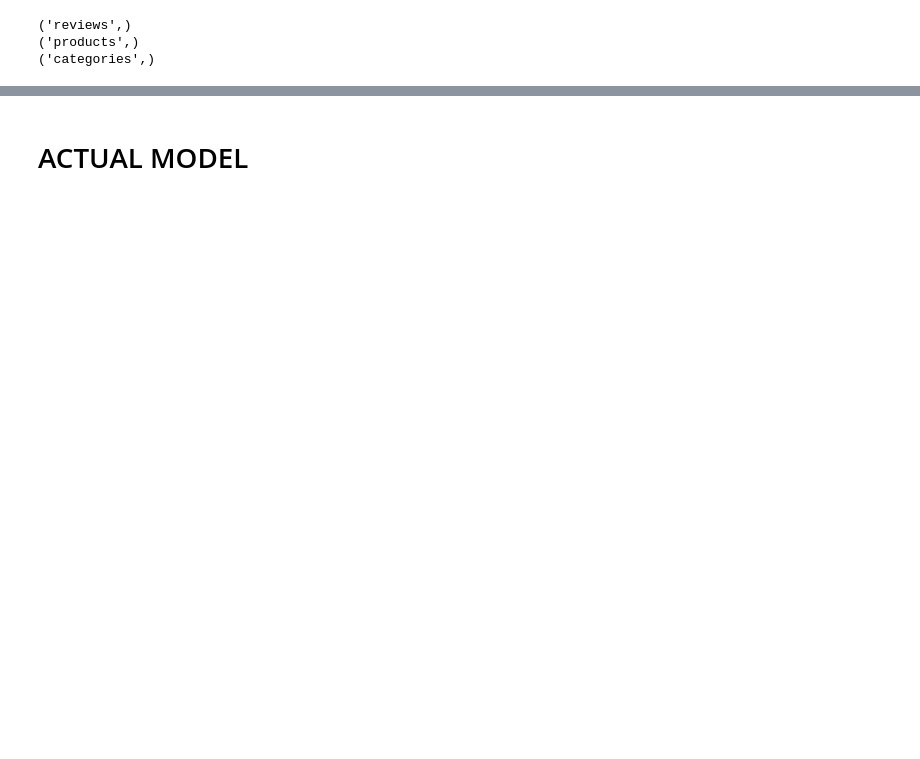
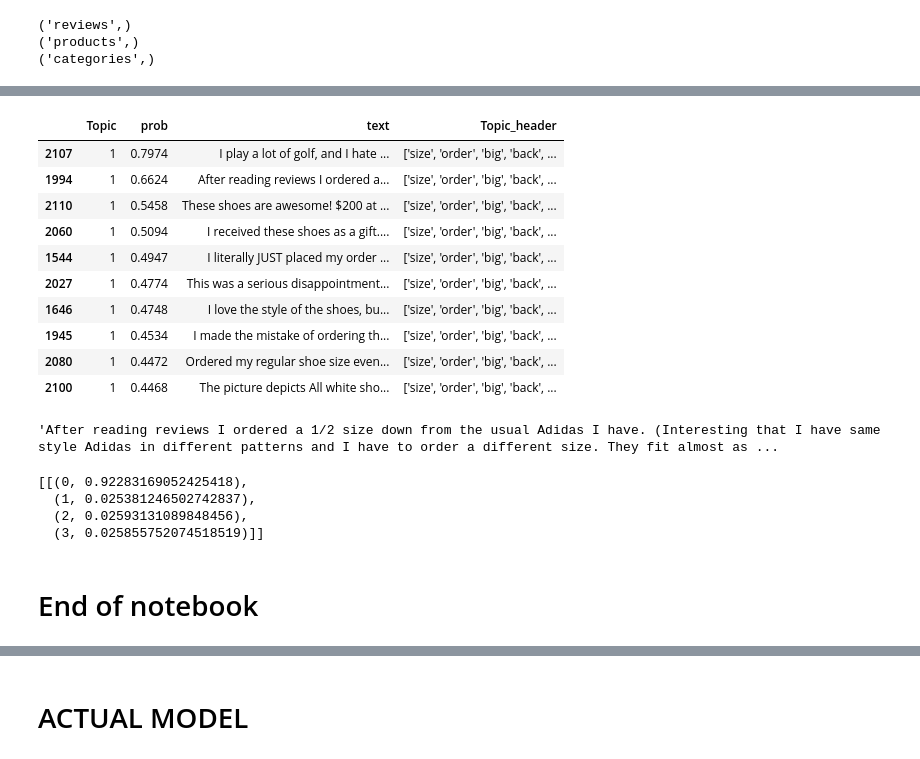
Before and after one commit to rileyrustad/amazon-scraper, a Jupyter notebook: AMZ reviews.ipynb, the cells around one changed output, grey strips where cells are left out. Cells and saved outputs as stored; diff of their text form; code cells hidden in the pictures; blank space fills up the shorter version.

```diff
--- a/AMZ reviews.ipynb
+++ b/AMZ reviews.ipynb
@@ -179,0 +305,6 @@ doc_term_matrix = [dictionary.doc2bow(doc) for doc in doc_clean]
+# %%
+# Creating the object for LDA model using gensim library
+Lda = gensim.models.ldamodel.LdaModel
+
+# Running and Trainign LDA model on the document term matrix.
+ldamodel_clean = Lda(doc_term_matrix_clean, num_topics=n_topics, id2word = dictionary_clean,passes=100,iterations=200,random_state = 1) #,alpha=np.asarray([10]*(n_topics)))
@@ -179,0 +417,64 @@ doc_term_matrix = [dictionary.doc2bow(doc) for doc in doc_clean]
+# %%
+def table_it(corpus,model):
+    topic_assignment = dict()
+    for doc,all_topics in enumerate(model.get_document_topics(corpus)):
+        maxim = 0
+        final_doc = None
+        final_top = None
+        for topic in all_topics:
+            if topic[1]>maxim:
+                final_doc,final_top, maxim = doc,topic[0],topic[1]
+        topic_assignment[doc] = [final_top,maxim,doc_complete[doc]]
+
+
+    topic_df_0 = pd.DataFrame.from_dict(topic_assignment,orient="index")
+    topic_df_0.columns = ["Topic","prob","text"]
+
+    topic_list = []
+    for topic in range(n_topics):
+        x=[]
+        for i in model.show_topic(topicid=topic):
+            x.append(i[0])
+
+        topic_list.append([topic, str(x)])
+
+    topic_names= pd.DataFrame(topic_list)
+    topic_names.columns = ["Topic","Topic_header"]
+
+    topic_df = topic_df_0.merge(topic_names,on="Topic")
+    return topic_df
+
+#topic_assignment
+# %%
+adj_table = table_it(doc_term_matrix_adj,ldamodel_adj)
+#idf_table = table_it(corpus_tfidf,ldamodel_clean_tfidf)
+clean_table = table_it(doc_term_matrix_clean,ldamodel_clean)
+baseline_table = table_it(doc_term_matrix,ldamodel)
+# %%
+clean_table[clean_table.Topic==1].sort_values(by="prob",ascending=False).head(10)
+# %% [output]
+|  | Topic | prob | text | Topic_header |
+| 2107 | 1 | 0.7974 | I play a lot of golf, and I hate ... | ['size', 'order', 'big', 'back', ... |
+| 1994 | 1 | 0.6624 | After reading reviews I ordered a... | ['size', 'order', 'big', 'back', ... |
+| 2110 | 1 | 0.5458 | These shoes are awesome! $200 at ... | ['size', 'order', 'big', 'back', ... |
+| 2060 | 1 | 0.5094 | I received these shoes as a gift.... | ['size', 'order', 'big', 'back', ... |
+| 1544 | 1 | 0.4947 | I literally JUST placed my order ... | ['size', 'order', 'big', 'back', ... |
+| 2027 | 1 | 0.4774 | This was a serious disappointment... | ['size', 'order', 'big', 'back', ... |
+| 1646 | 1 | 0.4748 | I love the style of the shoes, bu... | ['size', 'order', 'big', 'back', ... |
+| 1945 | 1 | 0.4534 | I made the mistake of ordering th... | ['size', 'order', 'big', 'back', ... |
+| 2080 | 1 | 0.4472 | Ordered my regular shoe size even... | ['size', 'order', 'big', 'back', ... |
+| 2100 | 1 | 0.4468 | The picture depicts All white sho... | ['size', 'order', 'big', 'back', ... |
+# %%
+clean_table.text.loc[1994]
+# %% [output]
+'After reading reviews I ordered a 1/2 size down from the usual Adidas I have. (Interesting that I have same style Adidas in different patterns and I have to order a different size. They fit almost as ...
+# %%
+#ldamodel_clean.get_document_topics([clean_table.text.loc[2498].split()])
+[i for i in ldamodel_clean.get_document_topics(doc_term_matrix_clean)[:1]]
+# %% [output]
+[[(0, 0.92283169052425418),
+  (1, 0.025381246502742837),
+  (2, 0.02593131089848456),
+  (3, 0.025855752074518519)]]
+# %% [markdown]
+# End of notebook
```
Also changed, not shown: parts of 99 cells of this notebook.
